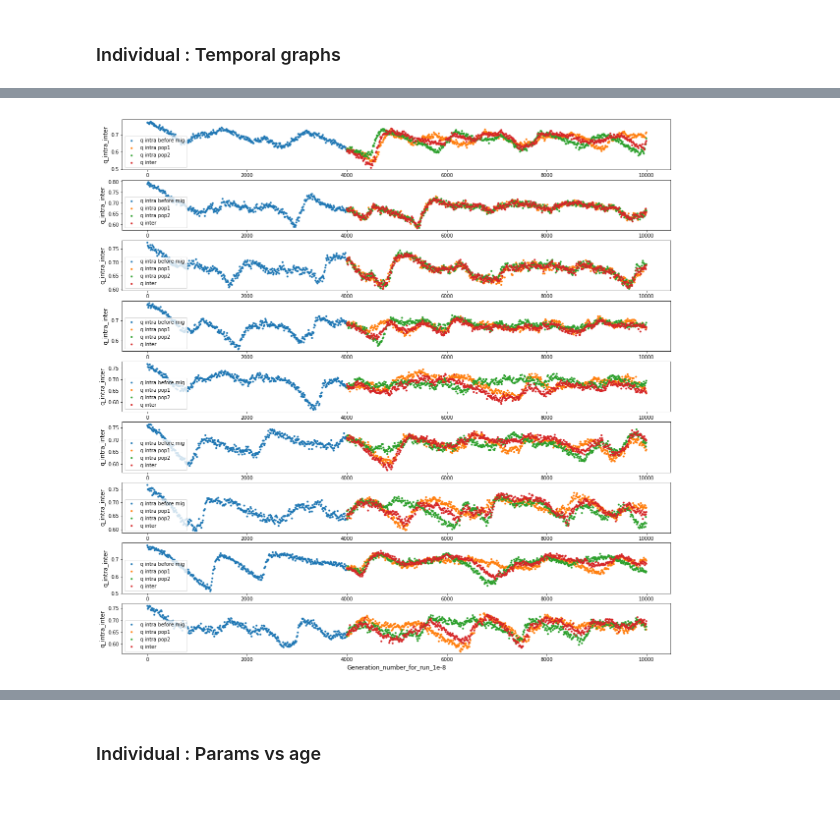
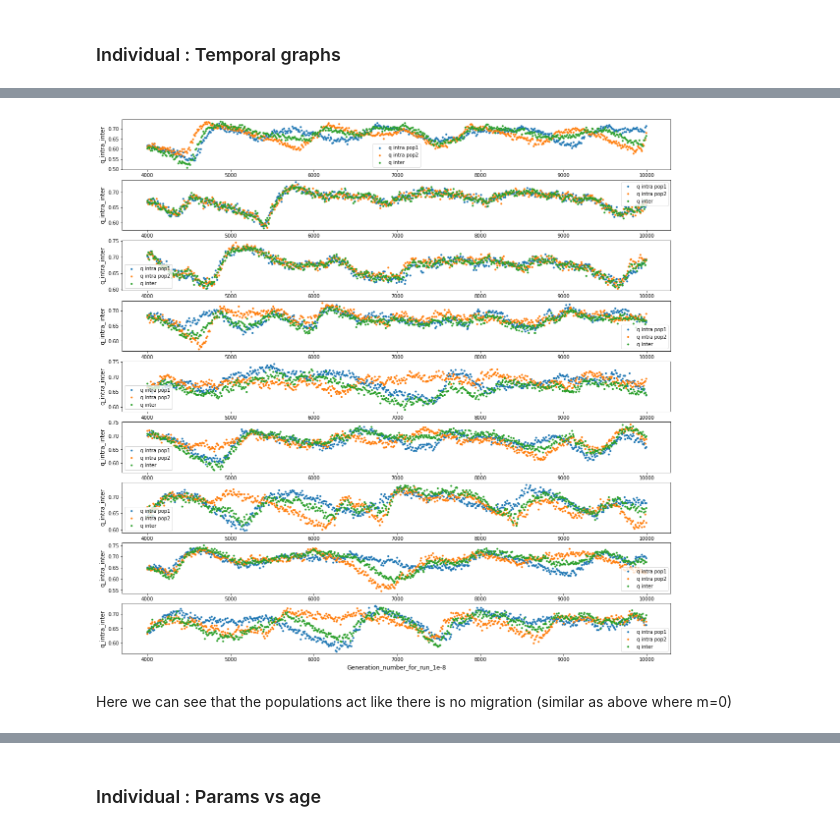
Before and after one commit to alicegenestier/Red_Queen_PRDM9, a Jupyter notebook: cluster/meiosis/meiosis_notebook.ipynb, the cells around one changed output, grey strips where cells are left out. Saved outputs shown, nothing was run; the diff lists cells and outputs as text; code cells hidden in the pictures; blank space fills up the shorter version.

```diff
--- a/cluster/meiosis/meiosis_notebook.ipynb
+++ b/cluster/meiosis/meiosis_notebook.ipynb
@@ -124,7 +130,7 @@ analyses/scaling_M_4/
 # %% [markdown]
 Function for reading files :
 # %%
-def readfiles(pathtofile, file_name, ext_name):
+"""def readfiles(pathtofile, file_name, ext_name):
     data_file = pathtofile+file_name+"."+ext_name
     data = dict()
     params = []
@@ -141,9 +147,9 @@ def readfiles(pathtofile, file_name, ext_name):
                     data[j]=[]
                     params.append(j)
                 firstline = False
-    return (data)
+    return (data)"""
 # %%
-def readfiles_without_neutral(pathtofile, file_name, ext_name,withoutnan):
+def readfiles(pathtofile, file_name, ext_name,withoutneutral,withoutnan):
     data_file = pathtofile+file_name+"."+ext_name
     data = dict()
     params = []
@@ -155,7 +161,13 @@ def readfiles_without_neutral(pathtofile, file_name, ext_name,withoutnan):
             if not firstline:
                 for j in range(len(lin)):
                     if ext_name == "allele":
-                        if float(lin[1]) != -3 :
+                        if withoutneutral==1 and float(lin[1]) != -3 :
+                            if withoutnan == 0:
+                                data[params[j]].append(float(lin[j]))
+                            elif withoutnan ==1 :
+                                if lin[5]!="-nan" and lin[6]!="-nan":
+                                    data[params[j]].append(float(lin[j]))
+                        elif withoutneutral==0:
                             if withoutnan == 0:
                                 data[params[j]].append(float(lin[j]))
                             elif withoutnan ==1 :
@@ -342,9 +490,9 @@ def dico_data_mig(target_folder_path,x_params,y_params, file_ext, withneutral,wi
     for file_name in list_files :
         if file_name.split(".")[1]==file_ext :
             if withneutral==1:
-                data_file=readfiles(target_folder_path, file_name.split(".")[0], file_name.split(".")[1])
+                data_file=readfiles(target_folder_path, file_name.split(".")[0], file_name.split(".")[1],0,withoutnan)
             elif withneutral==0:
-                data_file=readfiles_without_neutral(target_folder_path, file_name.split(".")[0], file_name.split(".")[1],withoutnan)
+                data_file=readfiles(target_folder_path, file_name.split(".")[0], file_name.split(".")[1],1,withoutnan)
             if (file_name.split(".")[0]).split("_")[-1] == "1" :
                 dico_file_1[(file_name.split(".")[0]).split("_")[2]+"_x_params"]=data_file[x_params]
                 dico_file_1[(file_name.split(".")[0]).split("_")[2]+"_y_params"]=data_file[y_params]
@@ -404,18 +561,18 @@ def plot_data_mig(target_folder_path,x_params,y_params, file_ext, withneutral, w
 # %%
 plt.figure(1, figsize=(20,20))
 index_line=1
 list_namefile,dico_file_inter,dico_file_1_inter,dico_file_2_inter=dico_data_mig("analyses/scaling_M_3/","Generation_number","q_inter", "trace",0,0)
 list_namefile,dico_file_intra,dico_file_1_intra,dico_file_2_intra=dico_data_mig("analyses/scaling_M_3/","Generation_number","q_intra", "trace",0,0)
 for i in list_namefile :
     plt.subplot(len(list_namefile),1,index_line)
-    if i+"_x_params" in dico_file_intra and i+"_y_params" in dico_file_intra:
-        plt.plot(dico_file_intra[i+"_x_params"],dico_file_intra[i+"_y_params"],'.',label="q intra before mig")
+    #if i+"_x_params" in dico_file_intra and i+"_y_params" in dico_file_intra:
+        #plt.plot(dico_file_intra[i+"_x_params"],dico_file_intra[i+"_y_params"],'.',label="q intra before mig")
     plt.plot(dico_file_1_intra[i+"_x_params"],dico_file_1_intra[i+"_y_params"],'.',label="q intra pop1")
     plt.plot(dico_file_2_intra[i+"_x_params"],dico_file_2_intra[i+"_y_params"],'.',label="q intra pop2")
     plt.plot(dico_file_1_inter[i+"_x_params"],dico_file_1_inter[i+"_y_params"],'.',label="q inter")
     plt.ylabel("q_intra_inter", fontsize = 12)
     plt.xlabel("Generation_number"+"_for_run_"+i, fontsize = 12)
     plt.legend()
     index_line=index_line+1
 # %% [output]
-[figure, old version]
+[figure, new version]
@@ -421,0 +599,2 @@ for i in list_namefile :
+# %% [markdown]
+Here we can see that the populations act like there is no migration (similar as above where m=0)
```
Also changed, not shown: parts of 100 cells of this notebook.
